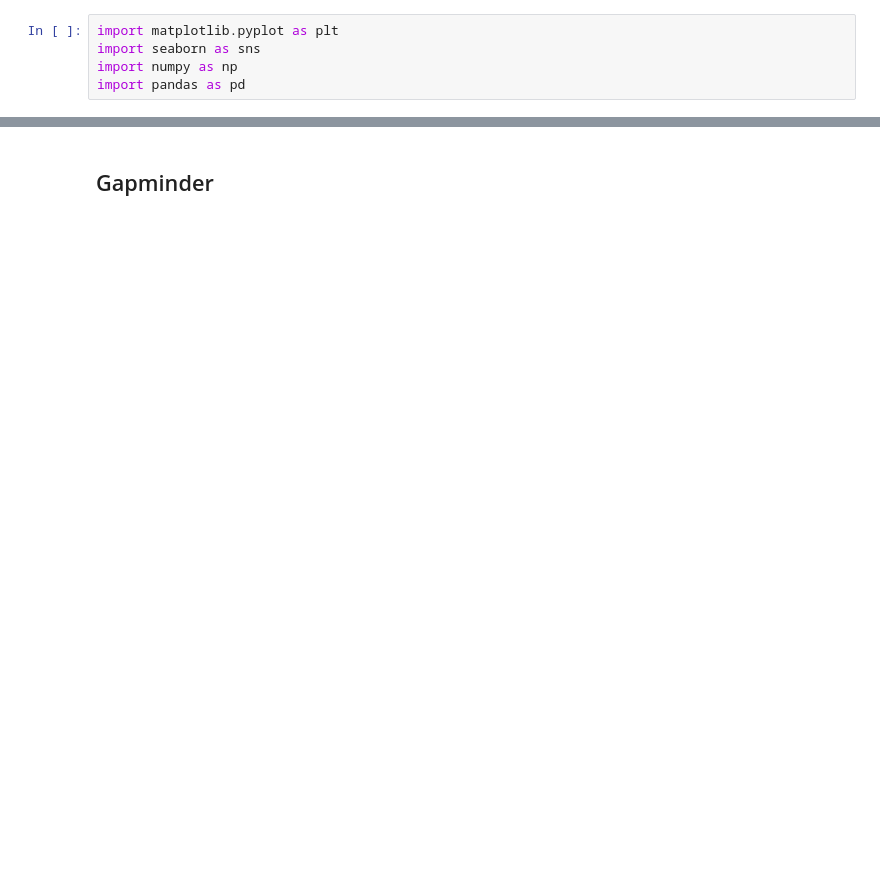
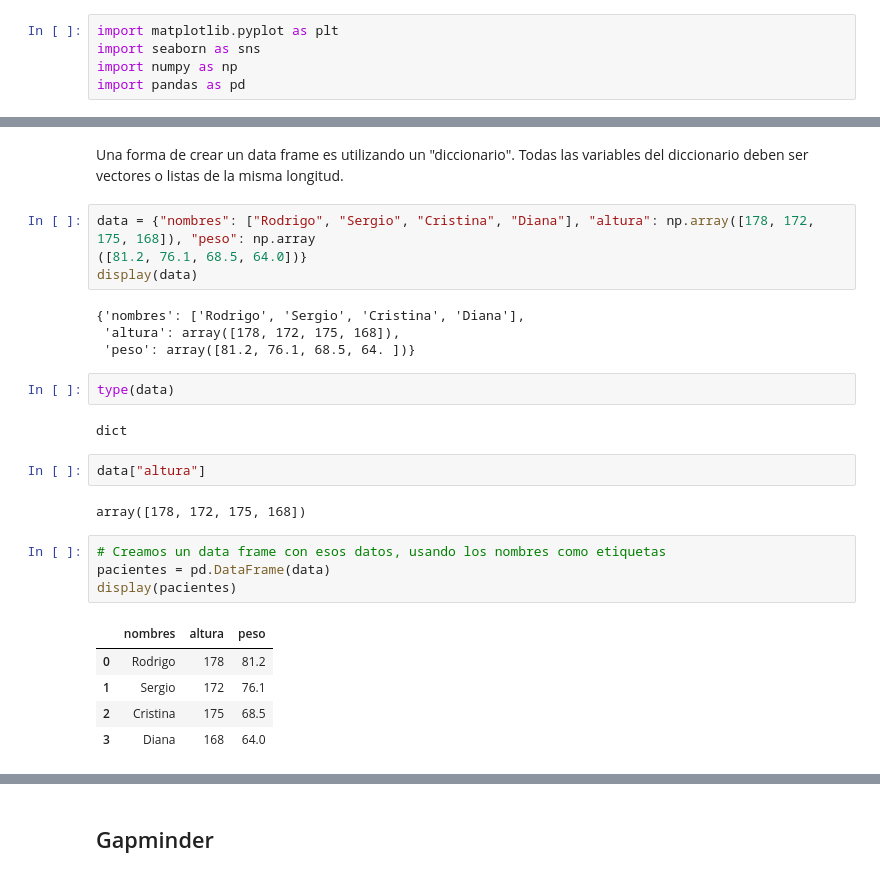
Before and after one commit to fcen-amateur/ldd, a Jupyter notebook: Notebooks/clase2-ldd-estadisticaDescriptiva.ipynb, the cells around one changed output, grey strips where cells are left out. Cells and saved outputs as stored; diff of their text form; blank space fills up the shorter version.

```diff
--- a/Notebooks/clase2-ldd-estadisticaDescriptiva.ipynb
+++ b/Notebooks/clase2-ldd-estadisticaDescriptiva.ipynb
@@ -7,0 +159,29 @@ import pandas as pd
+# %% [markdown]
+Una forma de crear un data frame es utilizando un "diccionario". Todas las variables del
+diccionario deben ser vectores o listas de la misma longitud.
+# %%
+data = {"nombres": ["Rodrigo", "Sergio", "Cristina", "Diana"], "altura": np.array([178, 172, 175, 168]), "peso": np.array
+([81.2, 76.1, 68.5, 64.0])}
+display(data)
+# %% [output]
+{'nombres': ['Rodrigo', 'Sergio', 'Cristina', 'Diana'],
+ 'altura': array([178, 172, 175, 168]),
+ 'peso': array([81.2, 76.1, 68.5, 64. ])}
+# %%
+type(data)
+# %% [output]
+dict
+# %%
+data["altura"]
+# %% [output]
+array([178, 172, 175, 168])
+# %%
+# Creamos un data frame con esos datos, usando los nombres como etiquetas
+pacientes = pd.DataFrame(data)
+display(pacientes)
+# %% [output]
+|  | nombres | altura | peso |
+| 0 | Rodrigo | 178 | 81.2 |
+| 1 | Sergio | 172 | 76.1 |
+| 2 | Cristina | 175 | 68.5 |
+| 3 | Diana | 168 | 64.0 |
```
Also changed, not shown: parts of 48 cells of this notebook, 4 other files.
